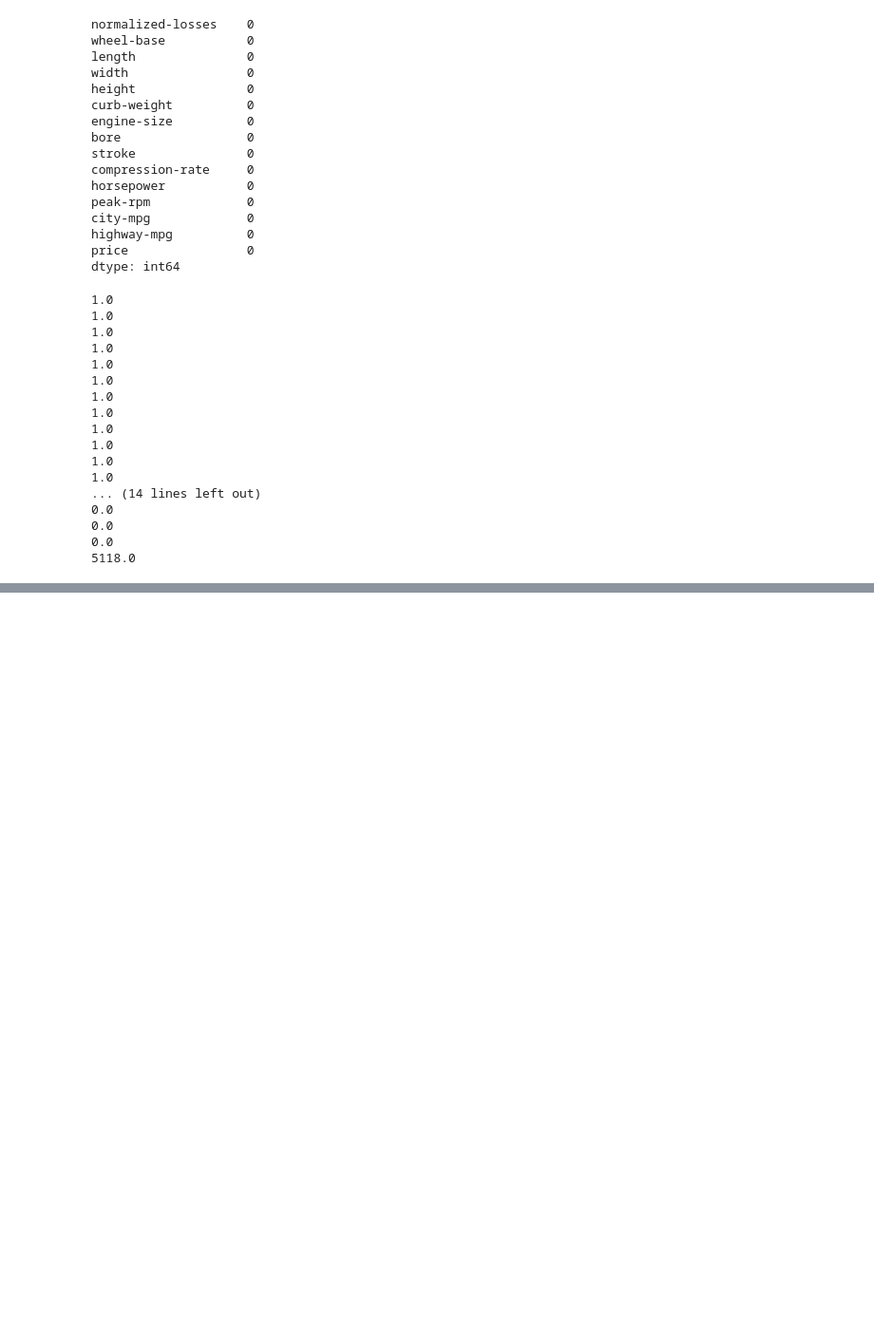
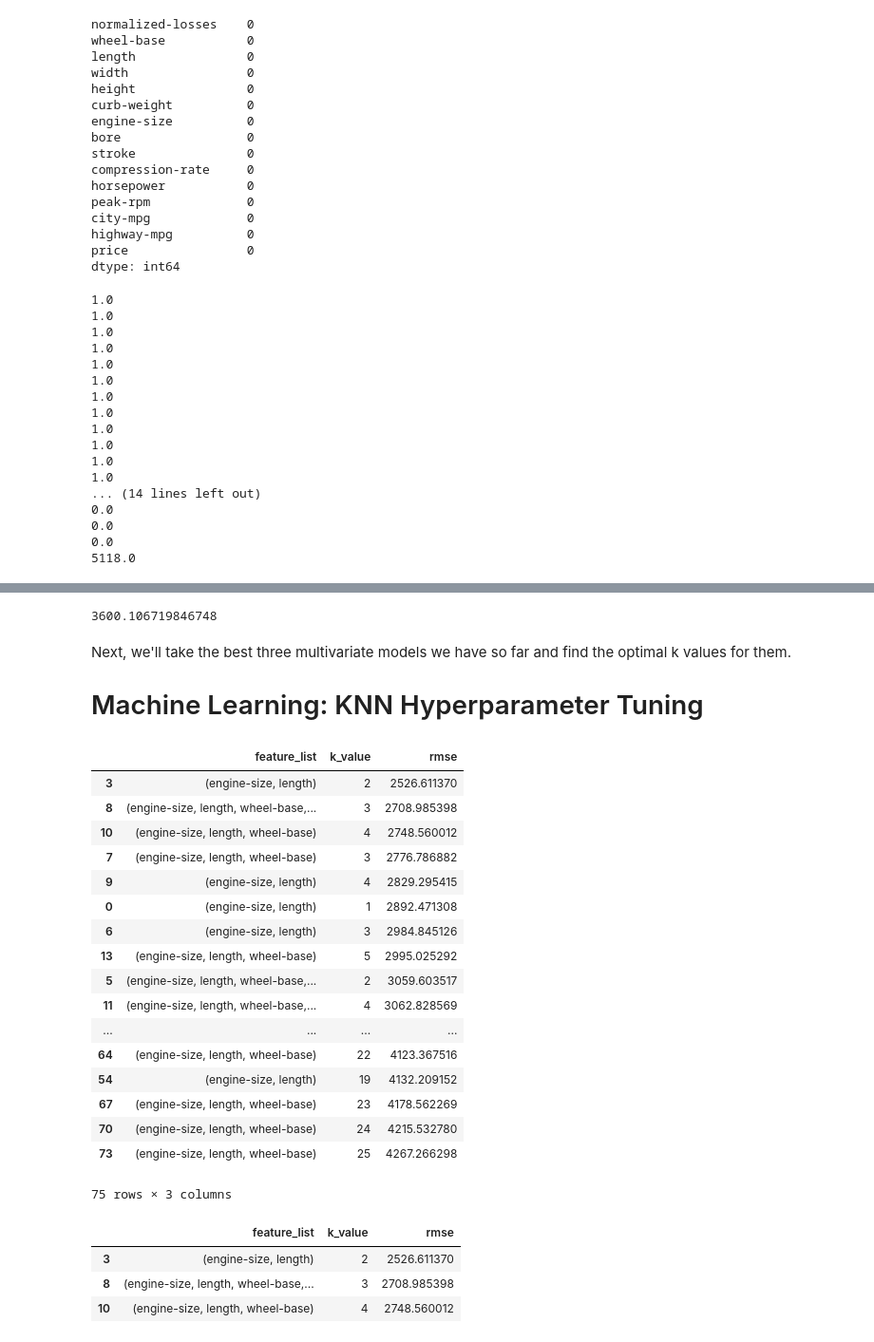
Before and after one commit to JamesDWilkinson/Predicting-Car-Prices, a Jupyter notebook: Basics.ipynb, the cells around one changed output, grey strips where cells are left out. Shown at 95% size. Cells and saved outputs as stored; diff of their text form; code cells hidden in the pictures; blank space fills up the shorter version.

```diff
--- a/Basics.ipynb
+++ b/Basics.ipynb
@@ -299,0 +464,77 @@ print(k5_univariate_rmse)
+# %%
+knn_train_test(cars_numeric, ['engine-size'], target)
+# %% [output]
+3600.106719846748
+# %% [markdown]
+Next, we'll take the best three multivariate models we have so far and find the optimal k values for them.
+
+# Machine Learning: KNN Hyperparameter Tuning
+# %%
+# Add back the ability to evaluate different k values
+
+
+def knn_train_test(df, k, features, target):
+    # Split data into training and test data
+    data_splitted = data_split(df)
+    df_train = data_splitted[0]
+    df_test = data_splitted[1]
+    # Train and Predict
+    knn = KNeighborsRegressor(n_neighbors=k)
+    knn.fit(df_train[features], df_train[target])
+    prediction = knn.predict(df_test[features])
+    # Calculate RMSE
+    mse = mean_squared_error(df_test[target], prediction)
+    rmse = mse ** (1/2)
+    return rmse
+
+# We'll combine our last two approaches
+k_values = range(1, 26)
+k_features_product = tuple(product(k_values, best_features_combinations[:3]))
+
+rmse_evaluated = pd.DataFrame(
+    data={
+        'feature_list': [
+            tuple(feature_list) for k_value, feature_list in k_features_product
+        ],
+        'k_value': [
+            k_value for k_value, feature_list in k_features_product
+        ],
+        'rmse': [
+            knn_train_test(cars_numeric, k_value, feature_list, target) for k_value, feature_list in k_features_product
+        ]
+    }
+)
+rmse_evaluated.sort_values('rmse')
+# %% [output]
+|  | feature_list | k_value | rmse |
+| 3 | (engine-size, length) | 2 | 2526.611370 |
+| 8 | (engine-size, length, wheel-base,... | 3 | 2708.985398 |
+| 10 | (engine-size, length, wheel-base) | 4 | 2748.560012 |
+| 7 | (engine-size, length, wheel-base) | 3 | 2776.786882 |
+| 9 | (engine-size, length) | 4 | 2829.295415 |
+| 0 | (engine-size, length) | 1 | 2892.471308 |
+| 6 | (engine-size, length) | 3 | 2984.845126 |
+| 13 | (engine-size, length, wheel-base) | 5 | 2995.025292 |
+| 5 | (engine-size, length, wheel-base,... | 2 | 3059.603517 |
+| 11 | (engine-size, length, wheel-base,... | 4 | 3062.828569 |
+| ... | ... | ... | ... |
+| 64 | (engine-size, length, wheel-base) | 22 | 4123.367516 |
+| 54 | (engine-size, length) | 19 | 4132.209152 |
+| 67 | (engine-size, length, wheel-base) | 23 | 4178.562269 |
+| 70 | (engine-size, length, wheel-base) | 24 | 4215.532780 |
+| 73 | (engine-size, length, wheel-base) | 25 | 4267.266298 |
+75 rows × 3 columns
+# %%
+best_rmse_values = rmse_evaluated.drop(columns='k_value').groupby('feature_list').agg(min)['rmse']
+
+
+list_of_dataframes = dfl = [rmse_evaluated.loc[rmse_evaluated['rmse'] == best_rmse_values[index]] for index in range(3)]
+
+
+best_rmse_values = pd.concat([dfl[0], dfl[1], dfl[2]])
+best_rmse_values.sort_values('rmse')
+# %% [output]
+|  | feature_list | k_value | rmse |
+| 3 | (engine-size, length) | 2 | 2526.611370 |
+| 8 | (engine-size, length, wheel-base,... | 3 | 2708.985398 |
+| 10 | (engine-size, length, wheel-base) | 4 | 2748.560012 |
```
Also changed, not shown: parts of 13 cells of this notebook.
